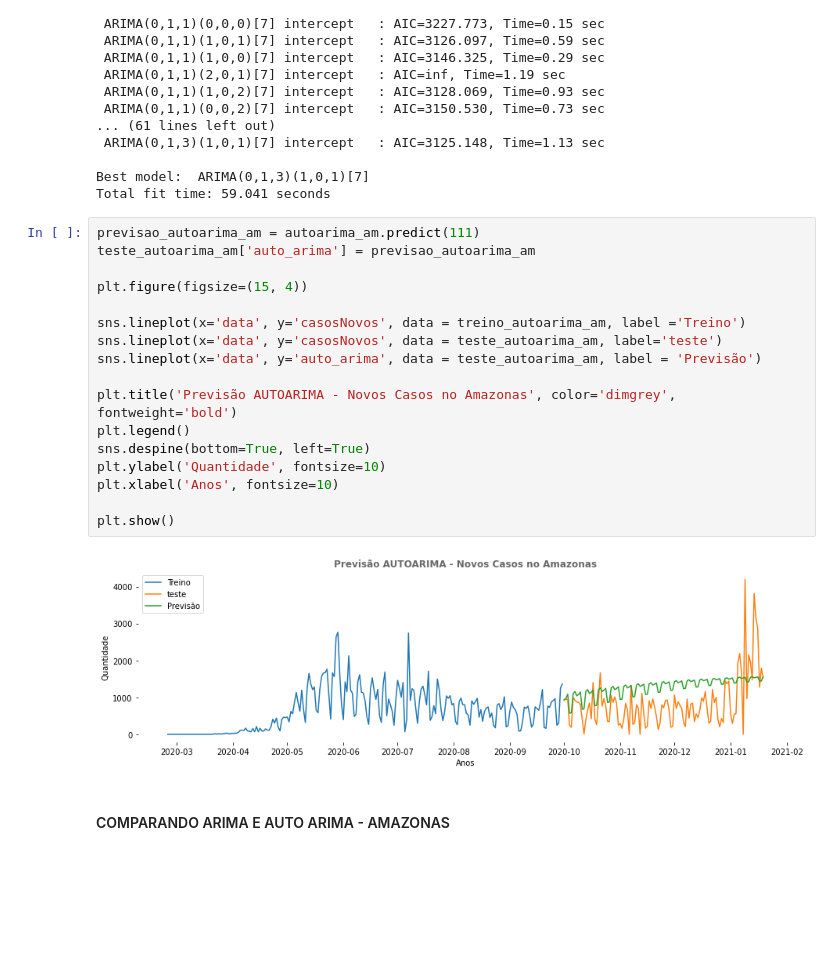
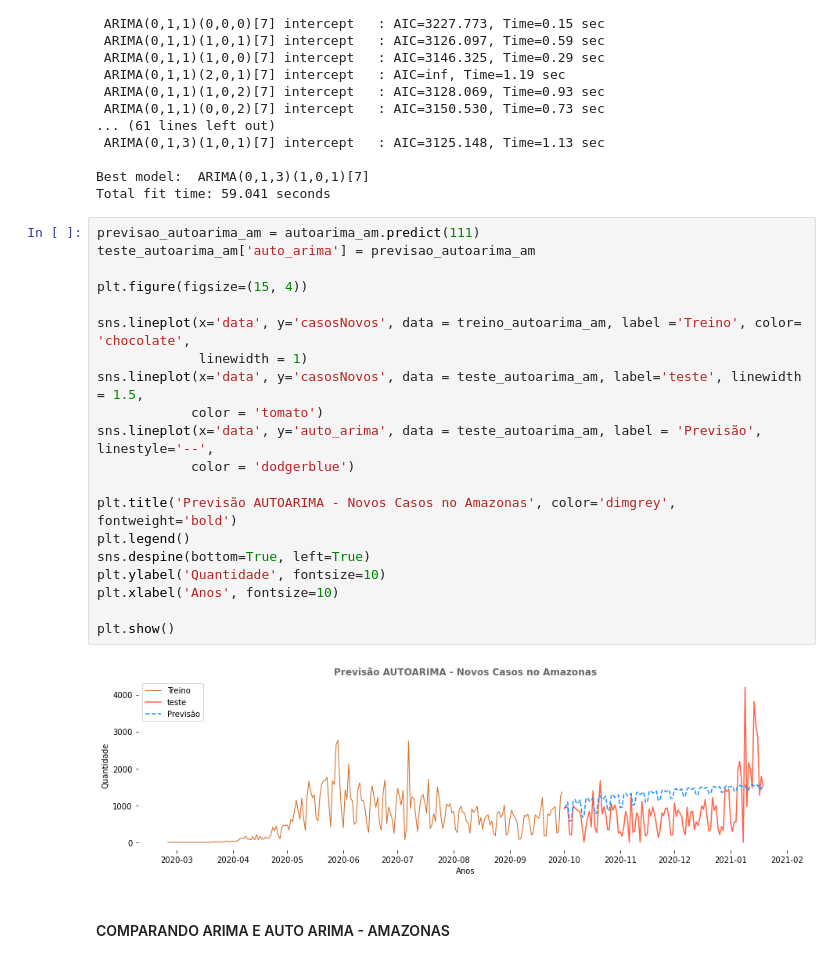
Before and after one commit to daianeklein/bootcamp-Alura, a Jupyter notebook: Desafio-Modulo4.ipynb, the cells around one changed output. Cells and saved outputs as stored; diff of their text form; blank space fills up the shorter version.

```diff
--- a/Desafio-Modulo4.ipynb
+++ b/Desafio-Modulo4.ipynb
@@ -1371,22 +1373,25 @@ Total fit time: 59.041 seconds
 # %%
 previsao_autoarima_am = autoarima_am.predict(111)
 teste_autoarima_am['auto_arima'] = previsao_autoarima_am
 
 plt.figure(figsize=(15, 4))
 
-sns.lineplot(x='data', y='casosNovos', data = treino_autoarima_am, label ='Treino')
-sns.lineplot(x='data', y='casosNovos', data = teste_autoarima_am, label='teste')
-sns.lineplot(x='data', y='auto_arima', data = teste_autoarima_am, label = 'Previsão')
+sns.lineplot(x='data', y='casosNovos', data = treino_autoarima_am, label ='Treino', color= 'chocolate',
+             linewidth = 1)
+sns.lineplot(x='data', y='casosNovos', data = teste_autoarima_am, label='teste', linewidth = 1.5,
+            color = 'tomato')
+sns.lineplot(x='data', y='auto_arima', data = teste_autoarima_am, label = 'Previsão', linestyle='--',
+            color = 'dodgerblue')
 
 plt.title('Previsão AUTOARIMA - Novos Casos no Amazonas', color='dimgrey', fontweight='bold')
 plt.legend()
 sns.despine(bottom=True, left=True)
 plt.ylabel('Quantidade', fontsize=10)
 plt.xlabel('Anos', fontsize=10)
 
 plt.show()
 # %% [output]
-[figure, old version]
+[figure, new version]
 # %% [markdown]
 #### COMPARANDO ARIMA E AUTO ARIMA - AMAZONAS
 # %%
```
Also changed, not shown: parts of 12 cells of this notebook.
